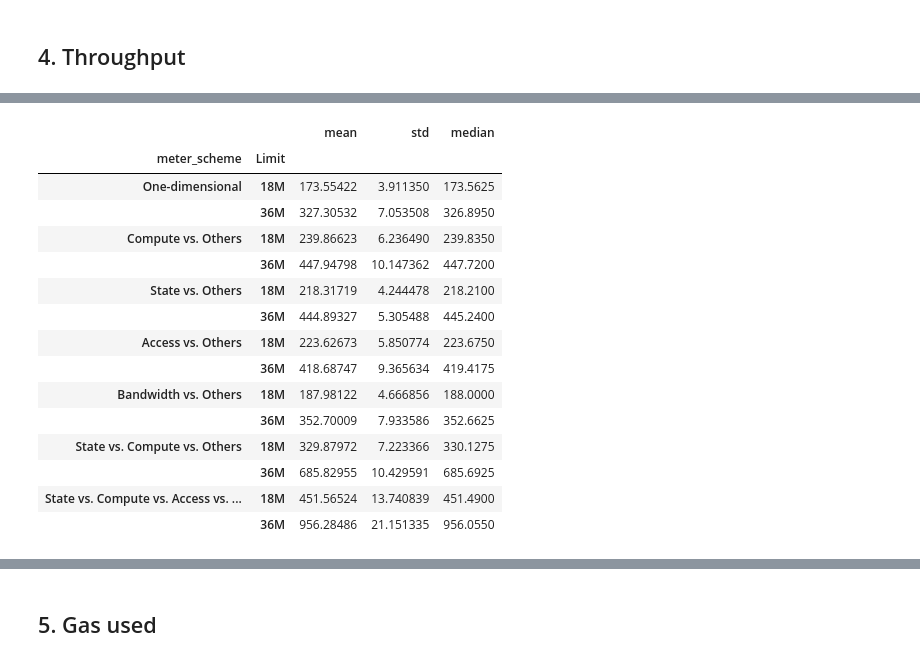
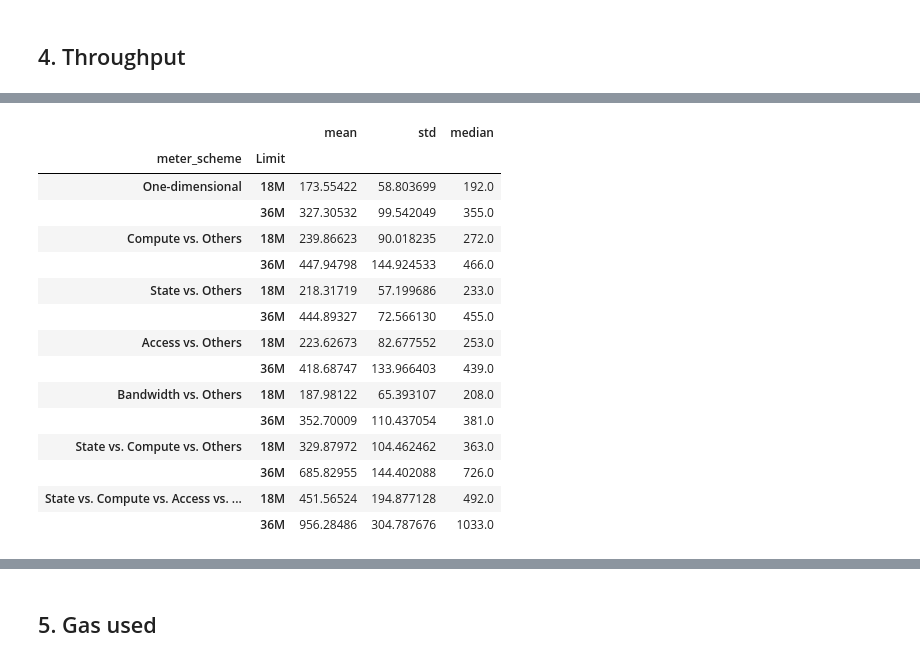
Before and after one commit to nightingalelab/evm-meter-analysis, a Jupyter notebook: notebooks/4.4-full-simulation-results-scenario-3.ipynb, the cells around one changed output, grey strips where cells are left out. Saved outputs shown, nothing was run; the diff lists cells and outputs as text; code cells hidden in the pictures.

```diff
--- a/notebooks/4.4-full-simulation-results-scenario-3.ipynb
+++ b/notebooks/4.4-full-simulation-results-scenario-3.ipynb
@@ -213,20 +209,20 @@ plt.show()
 # %%
-agg_df.groupby(["meter_scheme", "Limit"])["throughput"].agg(["mean", "std", "median"]).loc[meter_order].head(15)
+df.groupby(["meter_scheme", "Limit"])["throughput"].agg(["mean", "std", "median"]).loc[meter_order].head(15)
 # %% [output]
 |  |  | mean | std | median |
 | meter_scheme | Limit |  |  |  |
-| One-dimensional | 18M | 173.55422 | 3.911350 | 173.5625 |
-|  | 36M | 327.30532 | 7.053508 | 326.8950 |
-| Compute vs. Others | 18M | 239.86623 | 6.236490 | 239.8350 |
-|  | 36M | 447.94798 | 10.147362 | 447.7200 |
-| State vs. Others | 18M | 218.31719 | 4.244478 | 218.2100 |
-|  | 36M | 444.89327 | 5.305488 | 445.2400 |
-| Access vs. Others | 18M | 223.62673 | 5.850774 | 223.6750 |
-|  | 36M | 418.68747 | 9.365634 | 419.4175 |
-| Bandwidth vs. Others | 18M | 187.98122 | 4.666856 | 188.0000 |
-|  | 36M | 352.70009 | 7.933586 | 352.6625 |
-| State vs. Compute vs. Others | 18M | 329.87972 | 7.223366 | 330.1275 |
-|  | 36M | 685.82955 | 10.429591 | 685.6925 |
-| State vs. Compute vs. Access vs. ... | 18M | 451.56524 | 13.740839 | 451.4900 |
-|  | 36M | 956.28486 | 21.151335 | 956.0550 |
+| One-dimensional | 18M | 173.55422 | 58.803699 | 192.0 |
+|  | 36M | 327.30532 | 99.542049 | 355.0 |
+| Compute vs. Others | 18M | 239.86623 | 90.018235 | 272.0 |
+|  | 36M | 447.94798 | 144.924533 | 466.0 |
+| State vs. Others | 18M | 218.31719 | 57.199686 | 233.0 |
+|  | 36M | 444.89327 | 72.566130 | 455.0 |
+| Access vs. Others | 18M | 223.62673 | 82.677552 | 253.0 |
+|  | 36M | 418.68747 | 133.966403 | 439.0 |
+| Bandwidth vs. Others | 18M | 187.98122 | 65.393107 | 208.0 |
+|  | 36M | 352.70009 | 110.437054 | 381.0 |
+| State vs. Compute vs. Others | 18M | 329.87972 | 104.462462 | 363.0 |
+|  | 36M | 685.82955 | 144.402088 | 726.0 |
+| State vs. Compute vs. Access vs. ... | 18M | 451.56524 | 194.877128 | 492.0 |
+|  | 36M | 956.28486 | 304.787676 | 1033.0 |
 # %%
```
Also changed, not shown: parts of 9 cells of this notebook.
